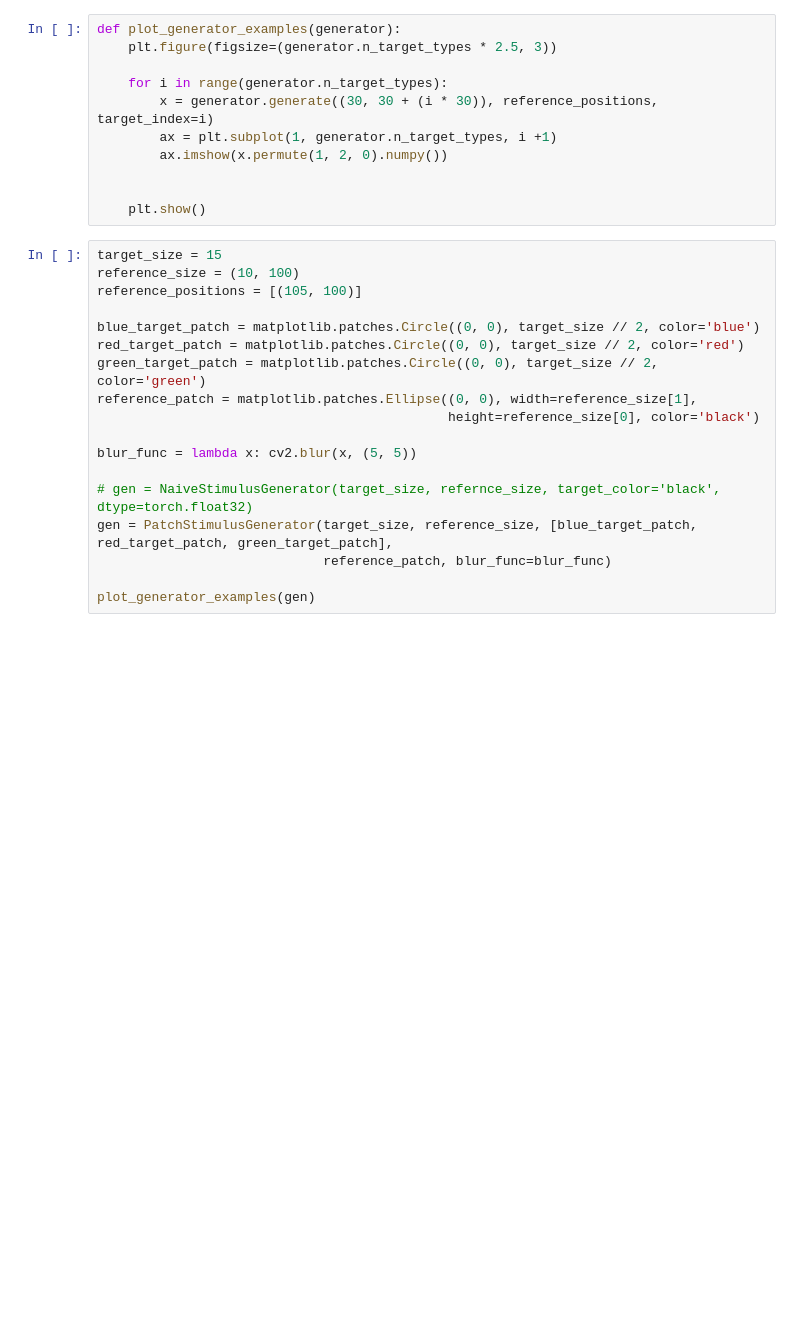
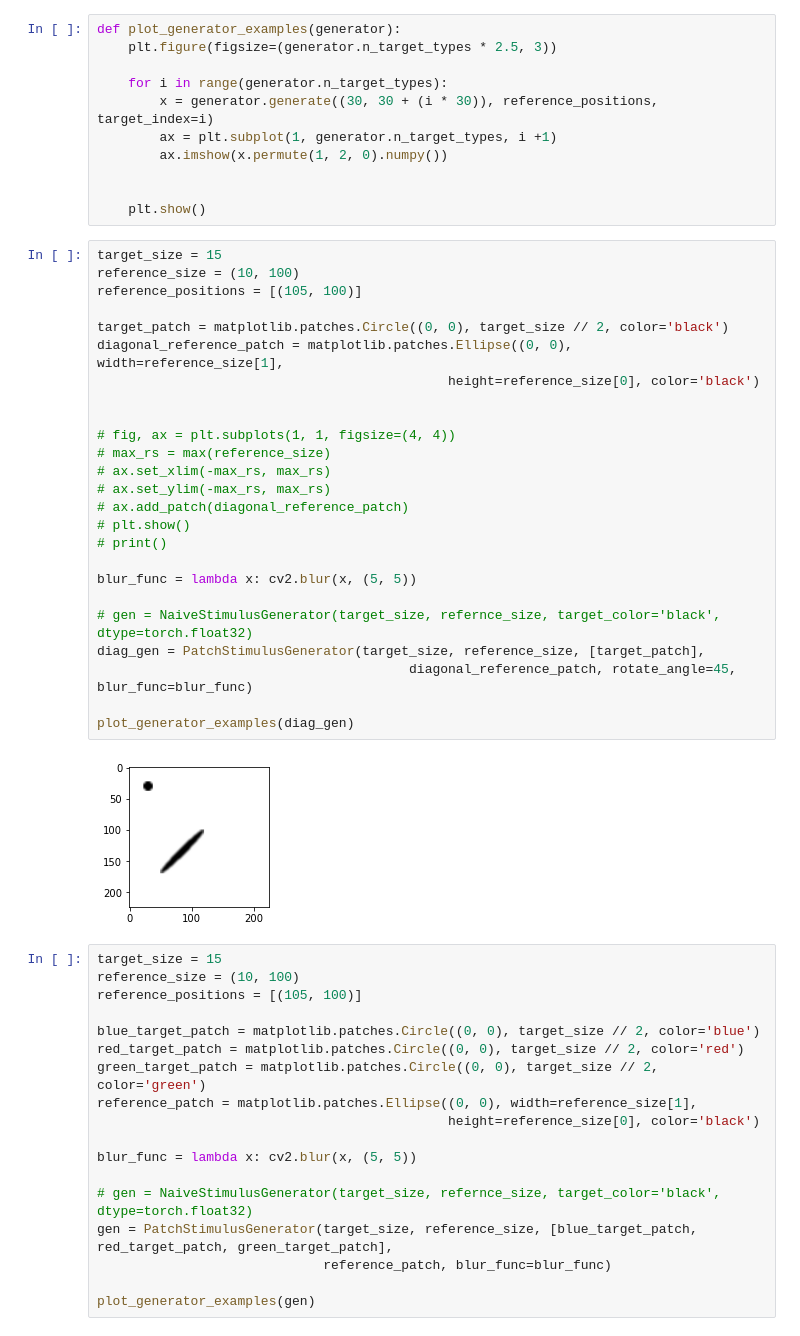
Before and after one commit to guydav/simple-relational-reasoning, a Jupyter notebook: notebooks/QuinnEmbeddingTask.ipynb, the cells around one changed output. Drawn from its saved outputs; the diff is of its cells as text; blank space fills up the shorter version.

Commit message:
Work in progress on getting diagonal stimuli to work

```diff
--- a/notebooks/QuinnEmbeddingTask.ipynb
+++ b/notebooks/QuinnEmbeddingTask.ipynb
@@ -75,6 +68,33 @@ def plot_generator_examples(generator):
 
 
     plt.show()
+# %%
+target_size = 15
+reference_size = (10, 100)
+reference_positions = [(105, 100)]
+
+target_patch = matplotlib.patches.Circle((0, 0), target_size // 2, color='black')
+diagonal_reference_patch = matplotlib.patches.Ellipse((0, 0), width=reference_size[1],
+                                             height=reference_size[0], color='black')
+
+
+# fig, ax = plt.subplots(1, 1, figsize=(4, 4))
+# max_rs = max(reference_size)
+# ax.set_xlim(-max_rs, max_rs)
+# ax.set_ylim(-max_rs, max_rs)
+# ax.add_patch(diagonal_reference_patch)
+# plt.show()
+# print()
+
+blur_func = lambda x: cv2.blur(x, (5, 5))
+
+# gen = NaiveStimulusGenerator(target_size, refernce_size, target_color='black', dtype=torch.float32)
+diag_gen = PatchStimulusGenerator(target_size, reference_size, [target_patch],
+                                        diagonal_reference_patch, rotate_angle=45, blur_func=blur_func)
+
+plot_generator_examples(diag_gen)
+# %% [output]
+[figure, added]
 # %%
 target_size = 15
 reference_size = (10, 100)
```
Also changed, not shown: parts of 28 cells of this notebook, 3 other files.
